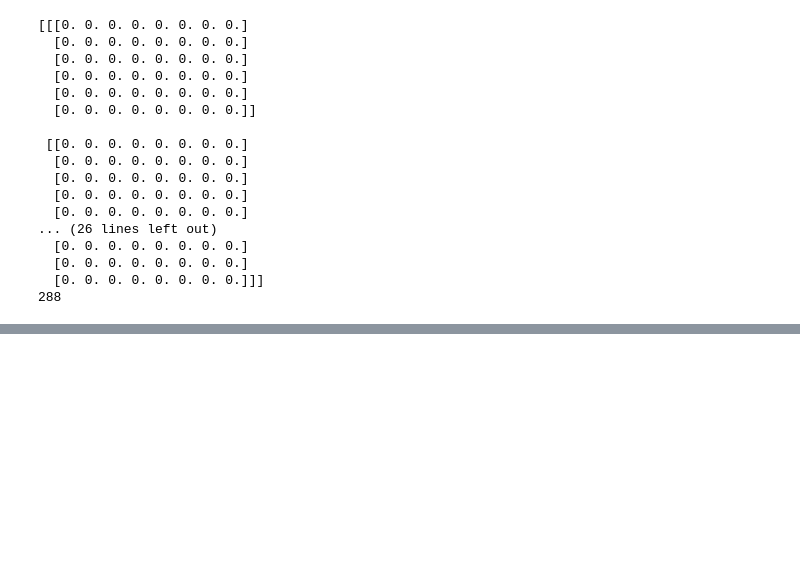
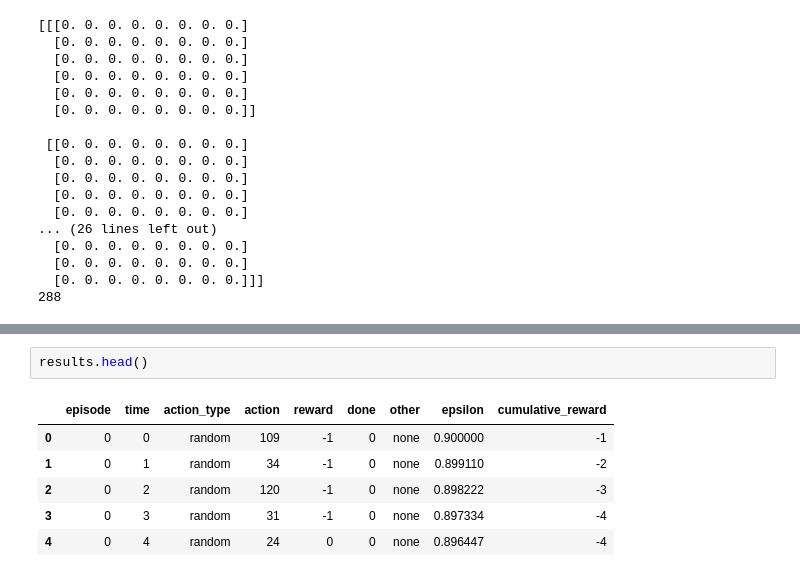
Before and after one commit to epulick/gohr, a Jupyter notebook: misc/eric_dev.ipynb, the cells around one changed output, grey strips where cells are left out. Cells and saved outputs as stored; diff of their text form; blank space fills up the shorter version.

```diff
--- a/misc/eric_dev.ipynb
+++ b/misc/eric_dev.ipynb
@@ -39,0 +74,9 @@ print(flat_features.size)
+# %%
+results.head()
+# %% [output]
+|  | episode | time | action_type | action | reward | done | other | epsilon | cumulative_reward |
+| 0 | 0 | 0 | random | 109 | -1 | 0 | none | 0.900000 | -1 |
+| 1 | 0 | 1 | random | 34 | -1 | 0 | none | 0.899110 | -2 |
+| 2 | 0 | 2 | random | 120 | -1 | 0 | none | 0.898222 | -3 |
+| 3 | 0 | 3 | random | 31 | -1 | 0 | none | 0.897334 | -4 |
+| 4 | 0 | 4 | random | 24 | 0 | 0 | none | 0.896447 | -4 |
```
Also changed, not shown: parts of 7 cells of this notebook, 3 other files.
